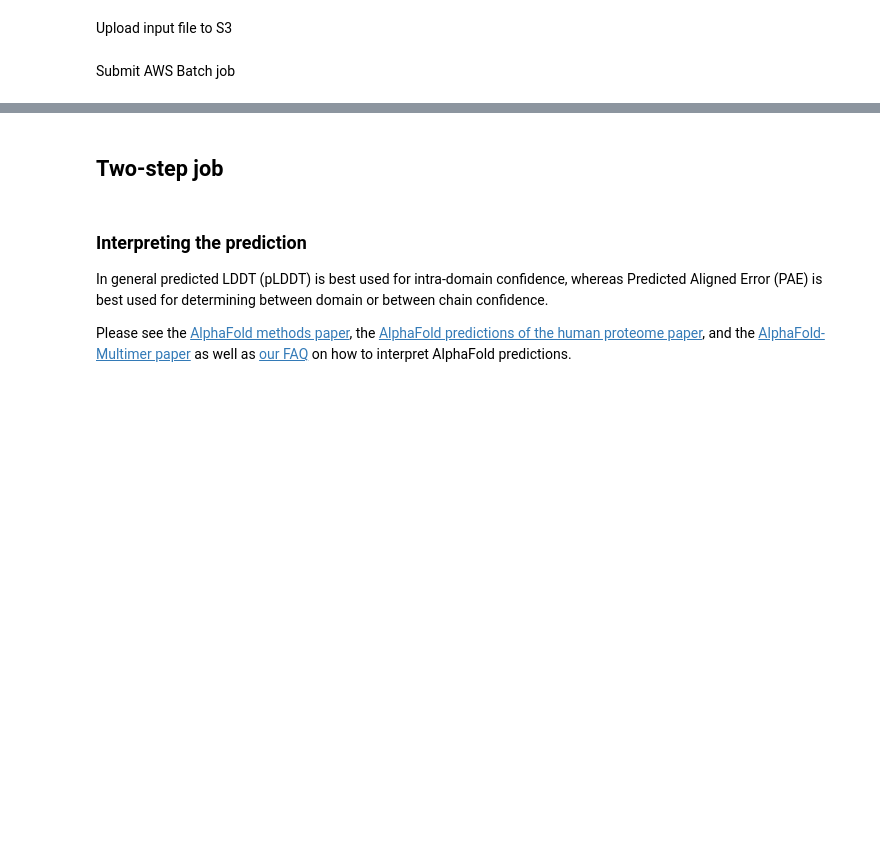
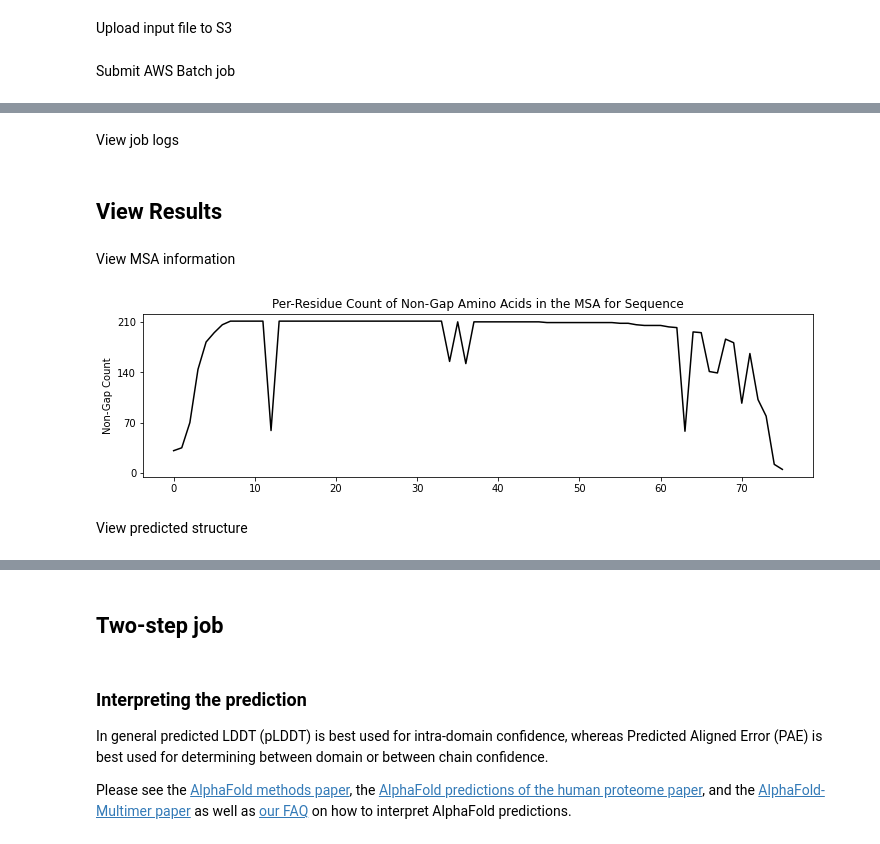
Before and after one commit to aws-samples/aws-batch-architecture-for-alphafold, a Jupyter notebook: notebooks/AWS-AlphaFold.ipynb, the cells around one changed output, grey strips where cells are left out. Saved outputs shown, nothing was run; the diff lists cells and outputs as text; code cells hidden in the pictures; blank space fills up the shorter version.

```diff
--- a/notebooks/AWS-AlphaFold.ipynb
+++ b/notebooks/AWS-AlphaFold.ipynb
@@ -145,3 +206,5 @@ print(f"Job ID {response['jobId']} submitted")
 status = nbhelpers.get_batch_job_info(response['jobId'])
 print(f"Job {status['jobName']} is in {status['status']} status")
+# %% [markdown]
+View job logs
 # %%
@@ -155 +212,12 @@ nbhelpers.plot_msa(S3_BUCKET, status['jobName'])
+# %% [markdown]
+## View Results
+# %% [markdown]
+View MSA information
+# %%
+job_name="20220113T162425"
+nbhelpers.plot_msa(S3_BUCKET, job_name)
+# %% [output]
+[figure, added]
+# %% [markdown]
+View predicted structure
 # %%
```
Also changed, not shown: parts of 18 cells of this notebook.
